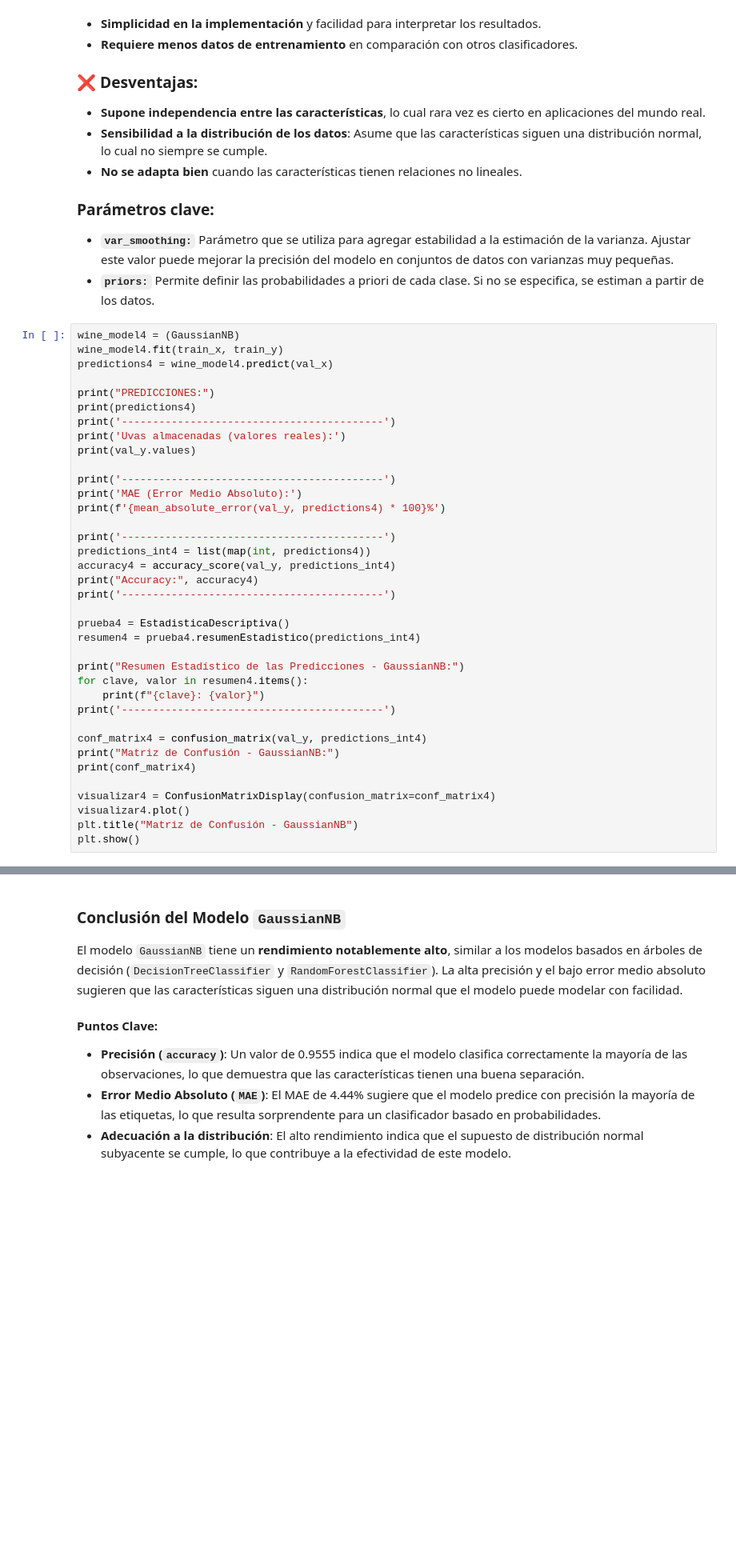
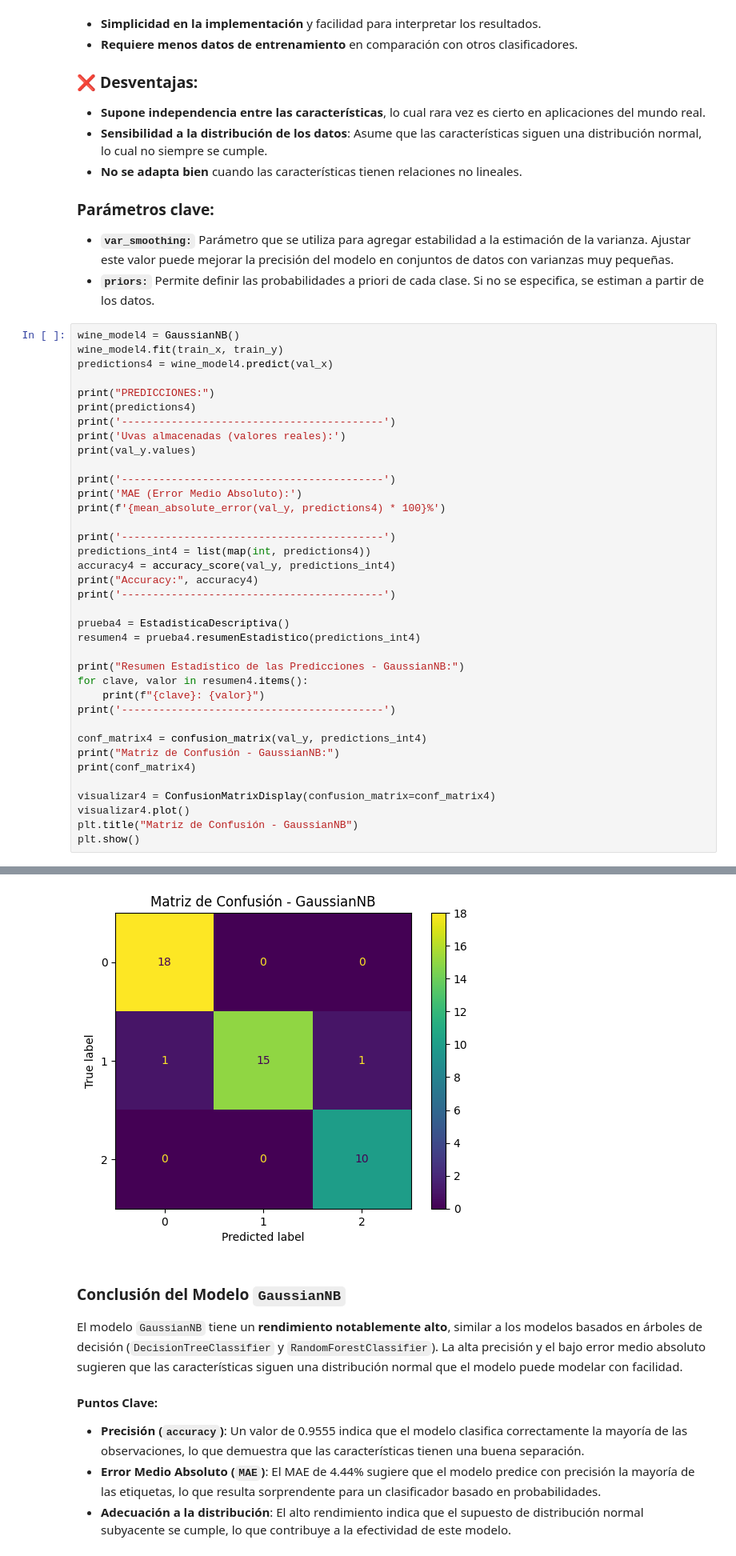
Before and after one commit to ikasle12345/RETO1, a Jupyter notebook: ModeloVino.ipynb, the cells around one changed output, grey strips where cells are left out. Shown: that part at 80% size. Drawn from its saved outputs; the diff is of its cells as text; blank space fills up the shorter version.

```diff
--- a/ModeloVino.ipynb
+++ b/ModeloVino.ipynb
@@ -614,7 +614,7 @@ El modelo `KNeighborsClassifier` presenta un **rendimiento moderado** en términ
 - **`var_smoothing:`** Parámetro que se utiliza para agregar estabilidad a la estimación de la varianza. Ajustar este valor puede mejorar la precisión del modelo en conjuntos de datos con varianzas muy pequeñas.
 - **`priors:`** Permite definir las probabilidades a priori de cada clase. Si no se especifica, se estiman a partir de los datos.
 # %%
-wine_model4 = (GaussianNB)
+wine_model4 = GaussianNB()
 wine_model4.fit(train_x, train_y)
 predictions4 = wine_model4.predict(val_x)
 
@@ -655,3 +671,4 @@ AttributeError: 'DataFrame' object has no attribute '_validate_params'
+[figure, added]
 # %% [markdown]
 ### Conclusión del Modelo `GaussianNB`
 
```
Also changed, not shown: parts of 9 cells of this notebook.
